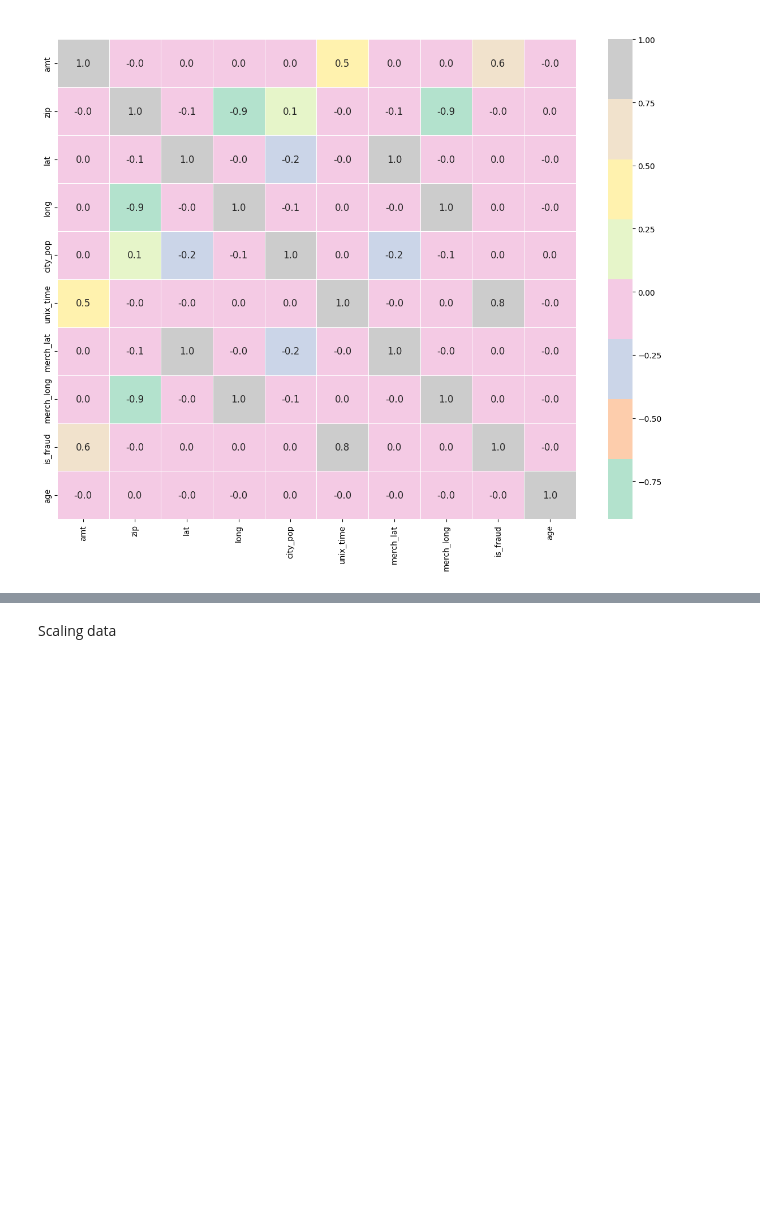
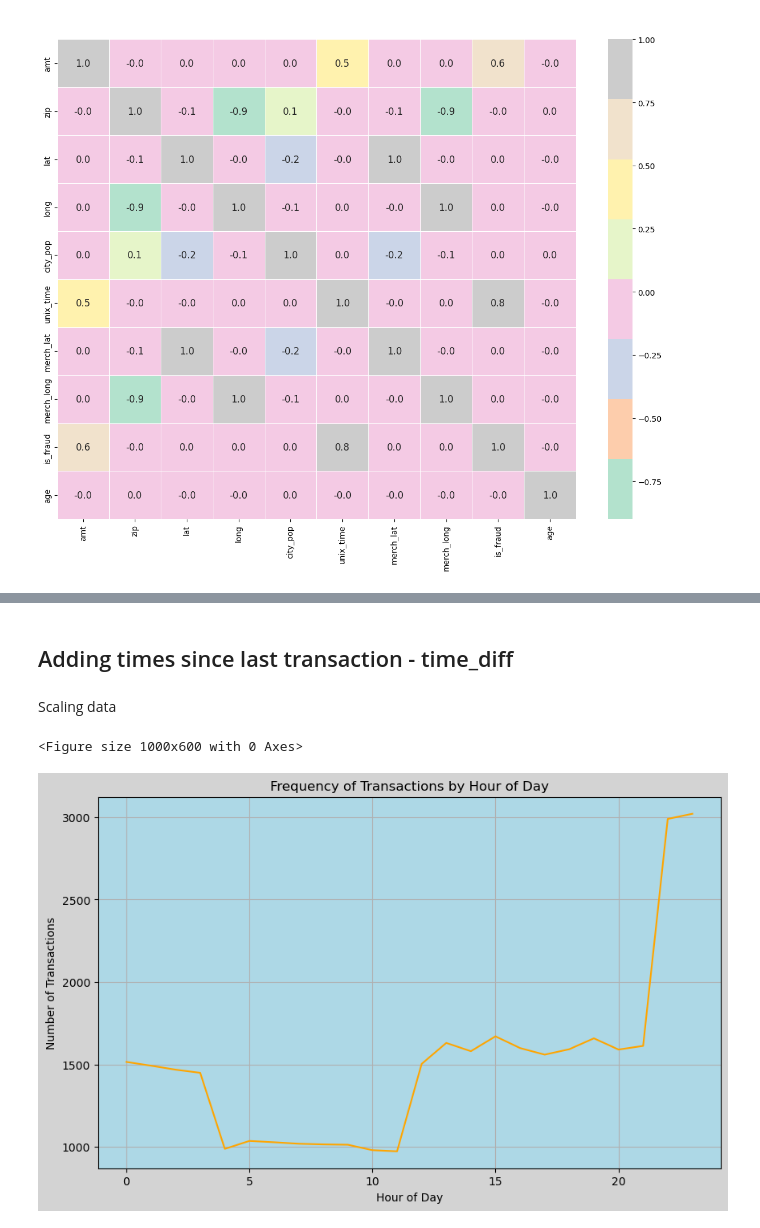
Before and after one commit to BeheraSas/Project--Payment-Risk-Shield, a Jupyter notebook: PRS.ipynb, the cells around one changed output, grey strips where cells are left out. Saved outputs shown, nothing was run; the diff lists cells and outputs as text; code cells hidden in the pictures; blank space fills up the shorter version.

```diff
--- a/PRS.ipynb
+++ b/PRS.ipynb
@@ -225,5 +284,41 @@ plt.show()
+# %% [markdown]
+## Adding times since last transaction - time_diff
+# %%
+def timeDifferenceforTransactions(x):
+    x['time_diff'] = x.trans_date_trans_time - x.trans_date_trans_time.shift()
+    return x
+# %%
+df1 = data.groupby('cc_num').apply(timeDifferenceforTransactions)
+# %%
+df1['time_diff'] = df1['time_diff'].dt.seconds
 # %% [markdown]
 Scaling data
+# %%
+import matplotlib.pyplot as plt
+
+# Extracting hour of the day from the trans_date_trans_time column
+df1['hour_of_day'] = df1['trans_date_trans_time'].dt.hour
+
+# Grouping by hour of day and count the number of transactions
+hourly_transactions = df1.groupby('hour_of_day')['cc_num'].count()
+
+# Plotting the frequency of transactions during a time of day
+plt.figure(figsize=(10, 6))
+plt.figure(figsize=(10, 6), facecolor='lightgray')
+plt.plot(hourly_transactions.index, hourly_transactions.values, color='orange')
+plt.xlabel('Hour of Day')
+plt.ylabel('Number of Transactions')
+plt.title('Frequency of Transactions by Hour of Day')
+plt.grid(True)
+
+# Changing the background color of the graph using axis function
+ax = plt.gca()
+ax.patch.set_facecolor('lightblue')
+
+plt.show()
+# %% [output]
+<Figure size 1000x600 with 0 Axes>
+[figure, added]
 # %%
 # Number of Fraud and Not-Fraud Cases
 # Count the number of fraud cases
```
Also changed, not shown: parts of 18 cells of this notebook, 1 other file.
